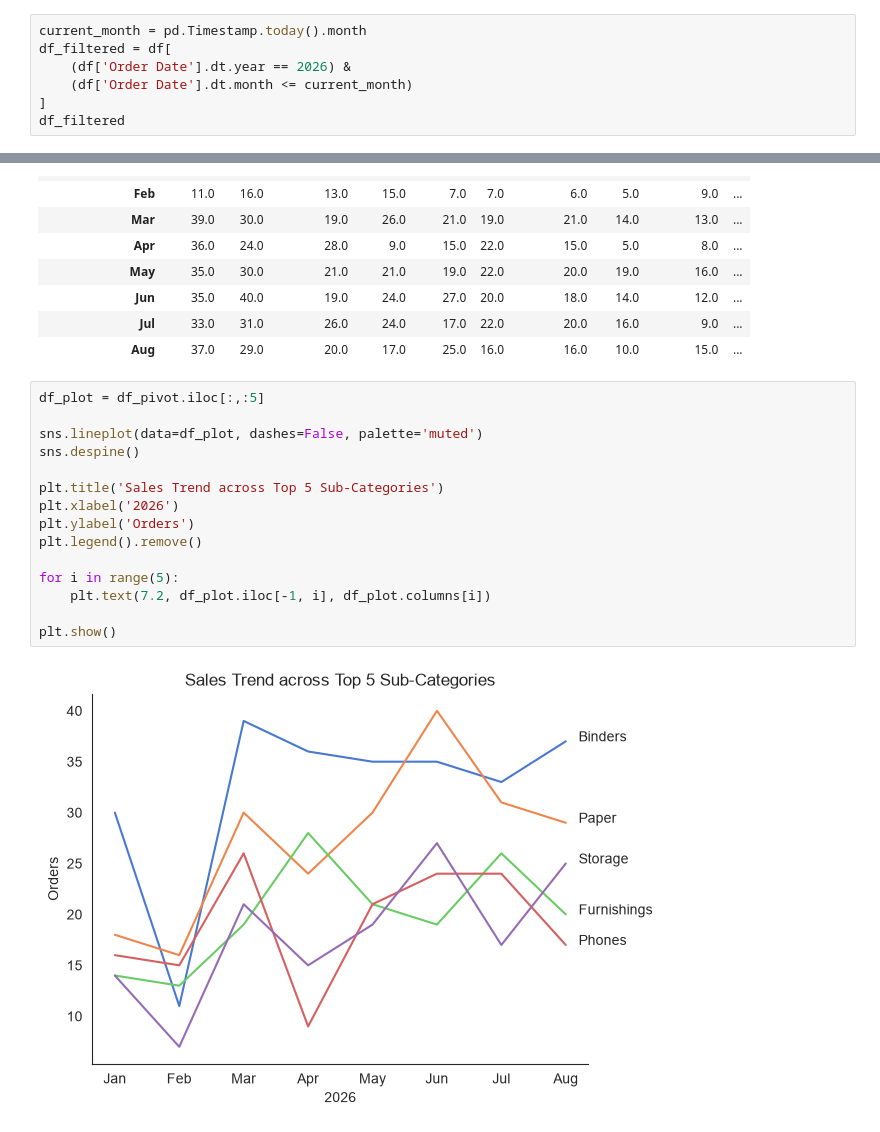
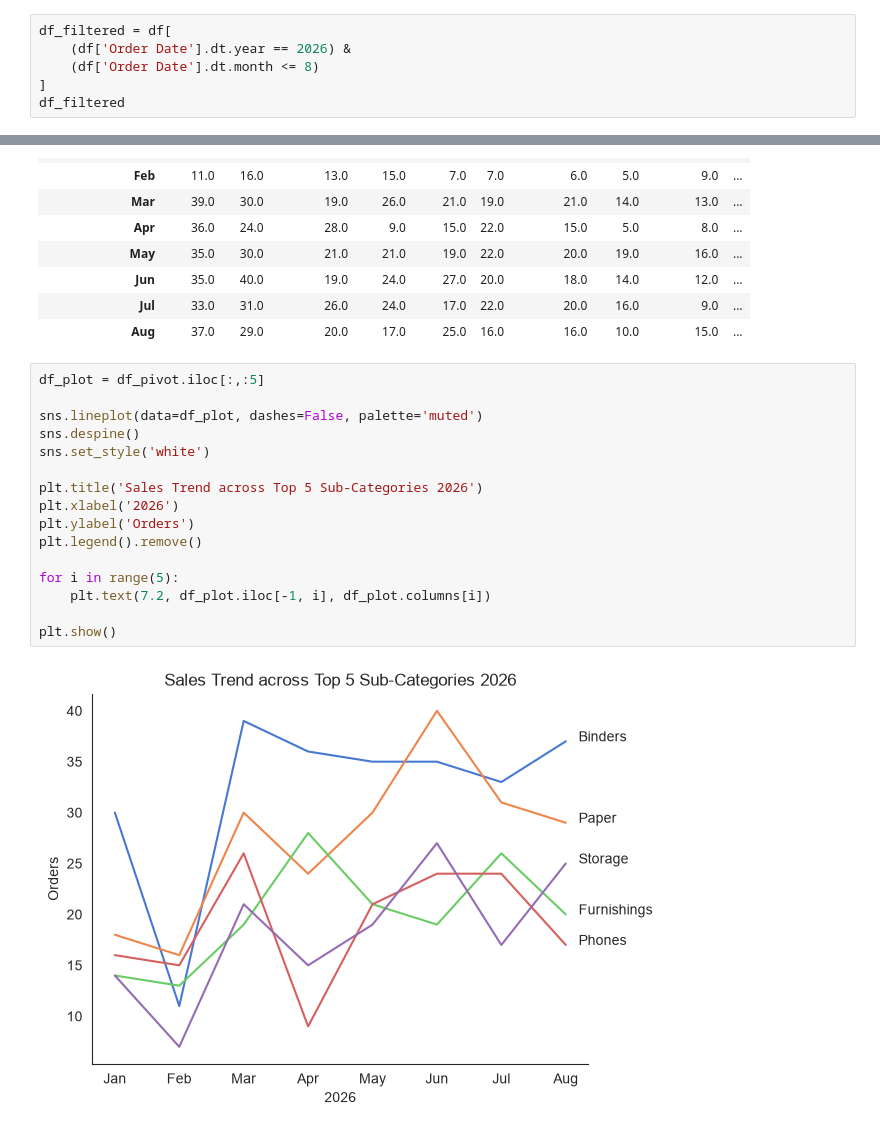
Before and after one commit to leonievera/Superstore_Sales_Analysis, a Jupyter notebook: 03_sales_trend.ipynb, the cells around one changed output, grey strips where cells are left out. Saved outputs shown, nothing was run; the diff lists cells and outputs as text.

```diff
--- a/03_sales_trend.ipynb
+++ b/03_sales_trend.ipynb
@@ -44,10 +44,9 @@ df
 | 10193 | 10194 | CA-2026-143500 | 2026-12-30 | 2027-01-03 | Standard Class | HO-15230 | Harry Olson | Consumer | ... |
 10194 rows × 22 columns
 # %%
-current_month = pd.Timestamp.today().month
 df_filtered = df[
     (df['Order Date'].dt.year == 2026) &
-    (df['Order Date'].dt.month <= current_month)
+    (df['Order Date'].dt.month <= 8)
 ]
 df_filtered
 # %% [output]
@@ -99,17 +98,18 @@ df_pivot
 # %%
 df_plot = df_pivot.iloc[:,:5]
 
 sns.lineplot(data=df_plot, dashes=False, palette='muted')
 sns.despine()
+sns.set_style('white')
 
-plt.title('Sales Trend across Top 5 Sub-Categories')
+plt.title('Sales Trend across Top 5 Sub-Categories 2026')
 plt.xlabel('2026')
 plt.ylabel('Orders')
 plt.legend().remove()
 
 for i in range(5):
     plt.text(7.2, df_plot.iloc[-1, i], df_plot.columns[i])
 
 plt.show()
 # %% [output]
-[figure, old version]
+[figure, new version]
```
Also changed, not shown: 4 other files.
